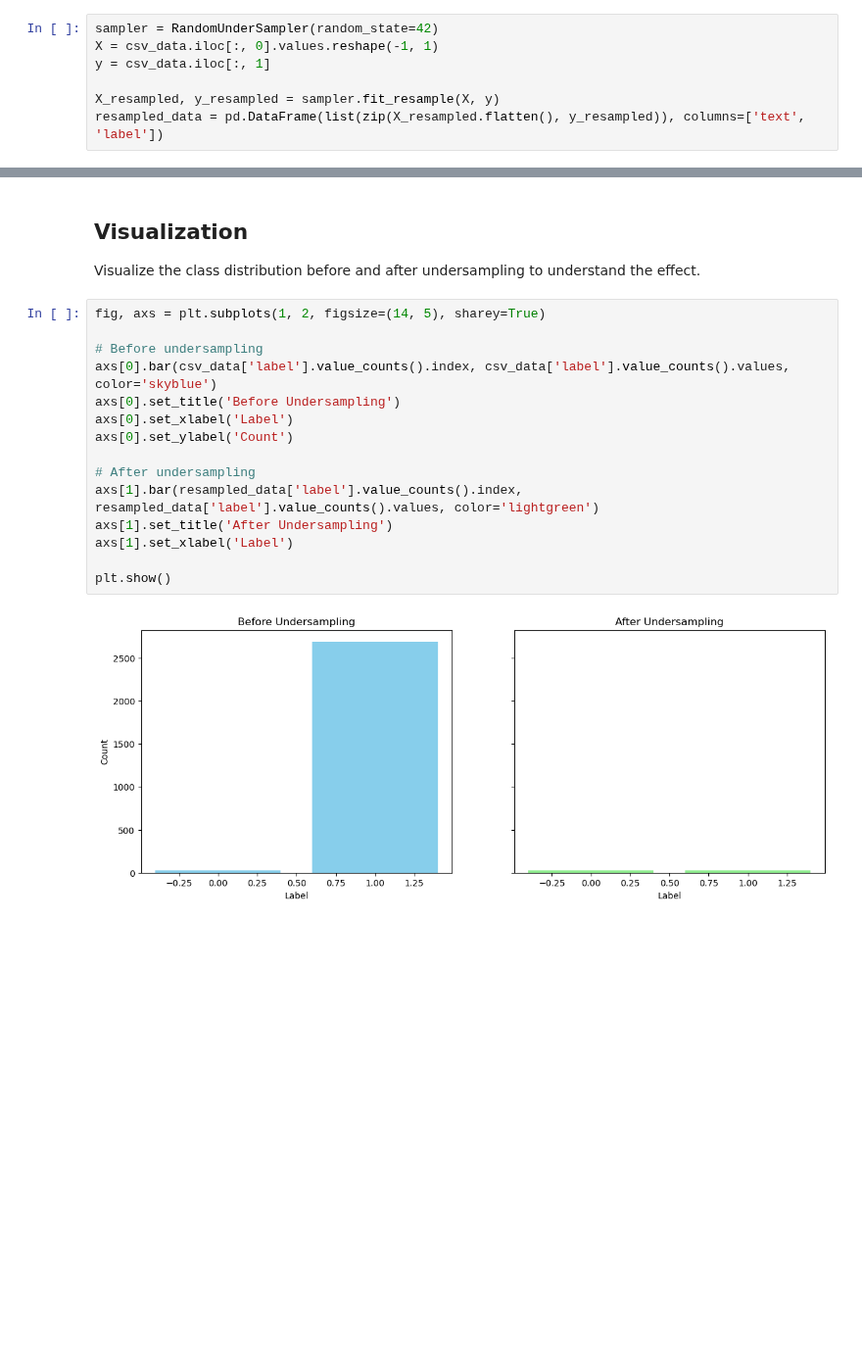
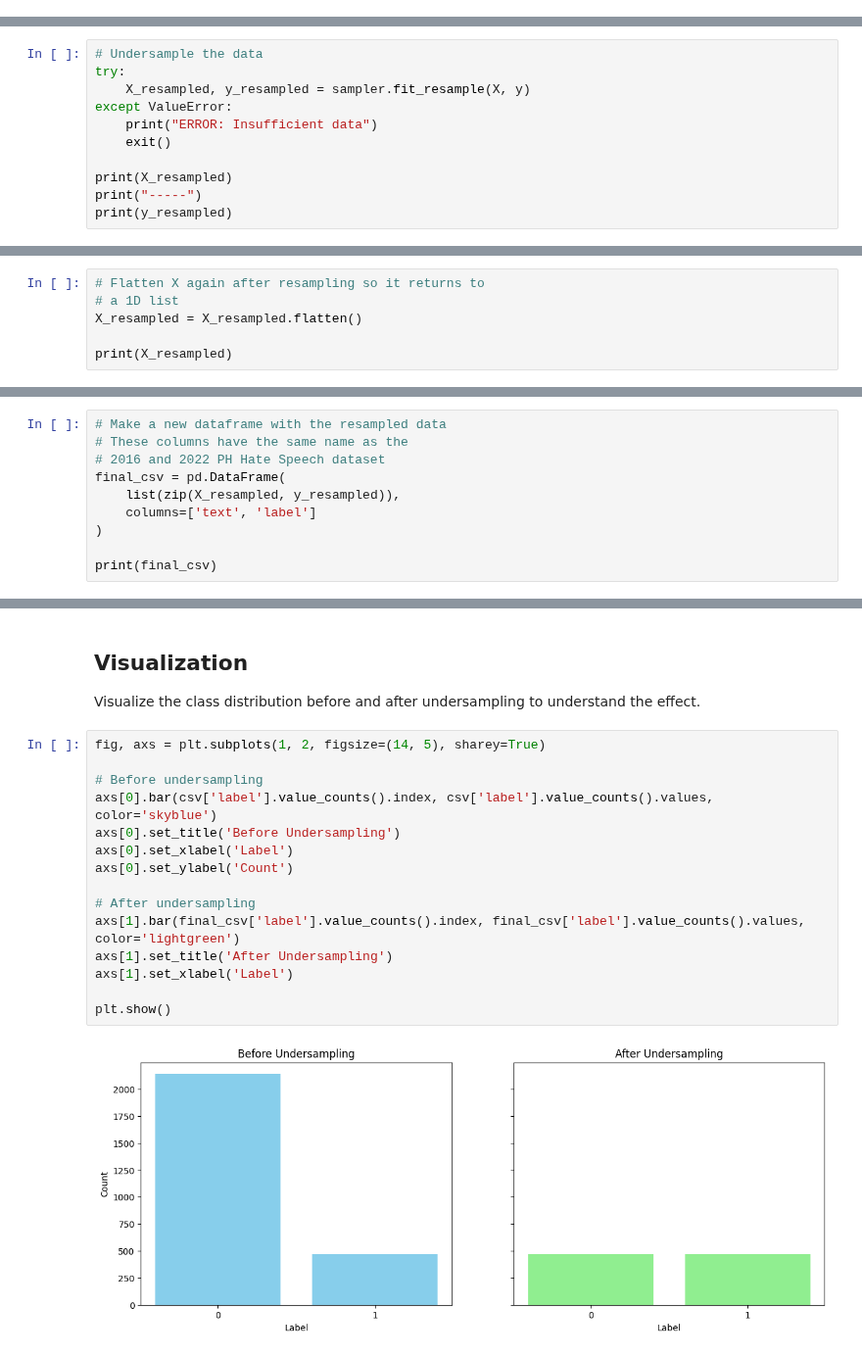
Before and after one commit to NateCross/tag-hate-elf, a Jupyter notebook: notebook/final-prep.ipynb, the cells around one changed output, grey strips where cells are left out. Shown at 98% size. Saved outputs shown, nothing was run; the diff lists cells and outputs as text; blank space fills up the shorter version.

```diff
--- a/notebook/final-prep.ipynb
+++ b/notebook/final-prep.ipynb
@@ -52,10 +184,3 @@ csv_data = csv_data[pd.to_numeric(csv_data['label'], errors='coerce').notnull()]
 ## Undersampling
 
 Apply undersampling to balance the dataset, focusing on the distribution of the 'label' column.
-# %%
-sampler = RandomUnderSampler(random_state=42)
-X = csv_data.iloc[:, 0].values.reshape(-1, 1)
-y = csv_data.iloc[:, 1]
-
-X_resampled, y_resampled = sampler.fit_resample(X, y)
-resampled_data = pd.DataFrame(list(zip(X_resampled.flatten(), y_resampled)), columns=['text', 'label'])
@@ -61,0 +189,11 @@ resampled_data = pd.DataFrame(list(zip(X_resampled.flatten(), y_resampled)), col
+# %%
+# Undersample the data
+try:
+    X_resampled, y_resampled = sampler.fit_resample(X, y)
+except ValueError:
+    print("ERROR: Insufficient data")
+    exit()
+
+print(X_resampled)
+print("-----")
+print(y_resampled)
@@ -61,0 +218,6 @@ resampled_data = pd.DataFrame(list(zip(X_resampled.flatten(), y_resampled)), col
+# %%
+# Flatten X again after resampling so it returns to
+# a 1D list
+X_resampled = X_resampled.flatten()
+
+print(X_resampled)
@@ -61,0 +242,10 @@ resampled_data = pd.DataFrame(list(zip(X_resampled.flatten(), y_resampled)), col
+# %%
+# Make a new dataframe with the resampled data
+# These columns have the same name as the
+# 2016 and 2022 PH Hate Speech dataset
+final_csv = pd.DataFrame(
+    list(zip(X_resampled, y_resampled)),
+    columns=['text', 'label']
+)
+
+print(final_csv)
@@ -76,17 +281,17 @@ Visualize the class distribution before and after undersampling to understand th
 # %%
 fig, axs = plt.subplots(1, 2, figsize=(14, 5), sharey=True)
 
 # Before undersampling
-axs[0].bar(csv_data['label'].value_counts().index, csv_data['label'].value_counts().values, color='skyblue')
+axs[0].bar(csv['label'].value_counts().index, csv['label'].value_counts().values, color='skyblue')
 axs[0].set_title('Before Undersampling')
 axs[0].set_xlabel('Label')
 axs[0].set_ylabel('Count')
 
 # After undersampling
-axs[1].bar(resampled_data['label'].value_counts().index, resampled_data['label'].value_counts().values, color='lightgreen')
+axs[1].bar(final_csv['label'].value_counts().index, final_csv['label'].value_counts().values, color='lightgreen')
 axs[1].set_title('After Undersampling')
 axs[1].set_xlabel('Label')
 
 plt.show()
 # %% [output]
-[figure, old version]
+[figure, new version]
```
Also changed, not shown: parts of 16 cells of this notebook, 2 other files.
